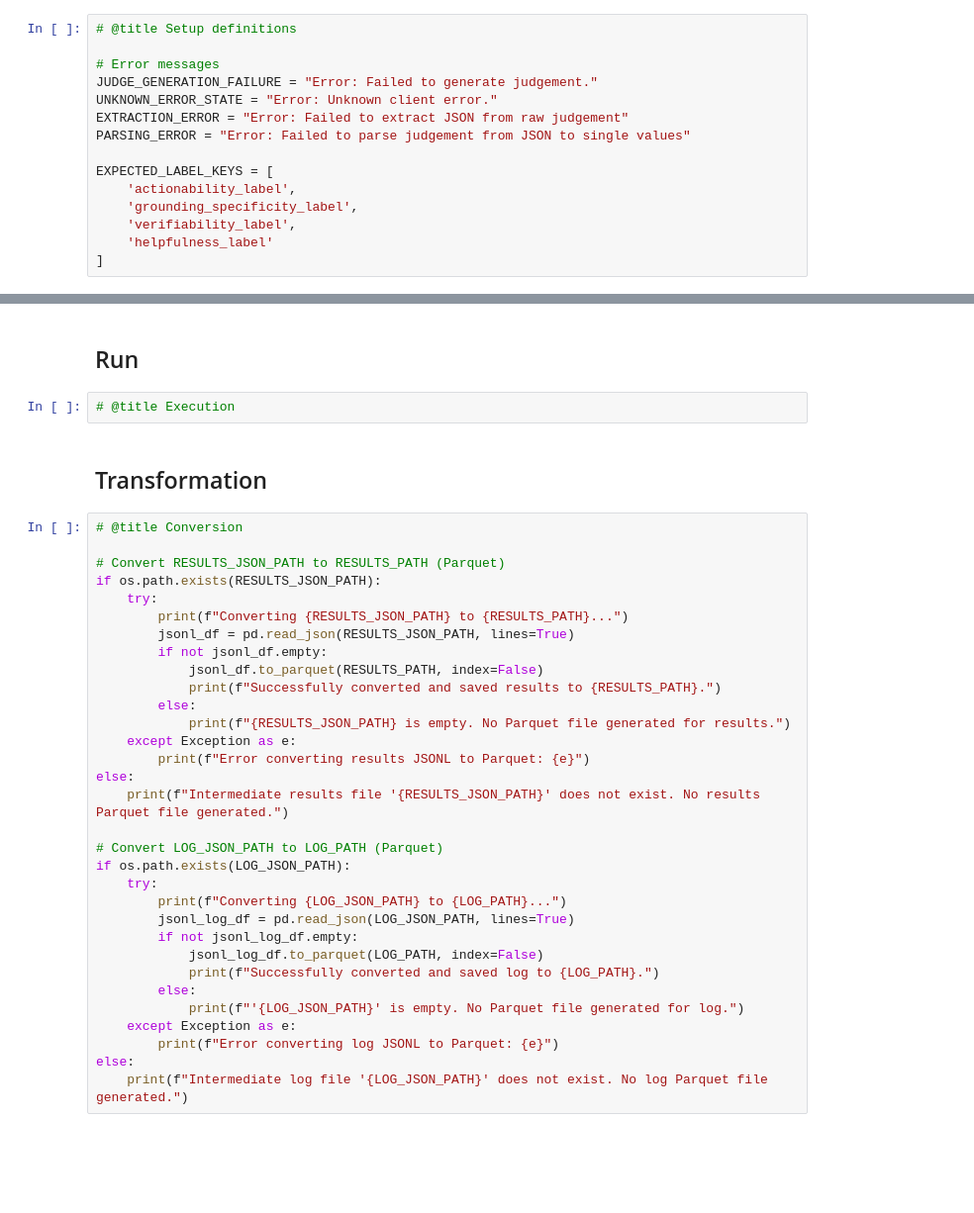
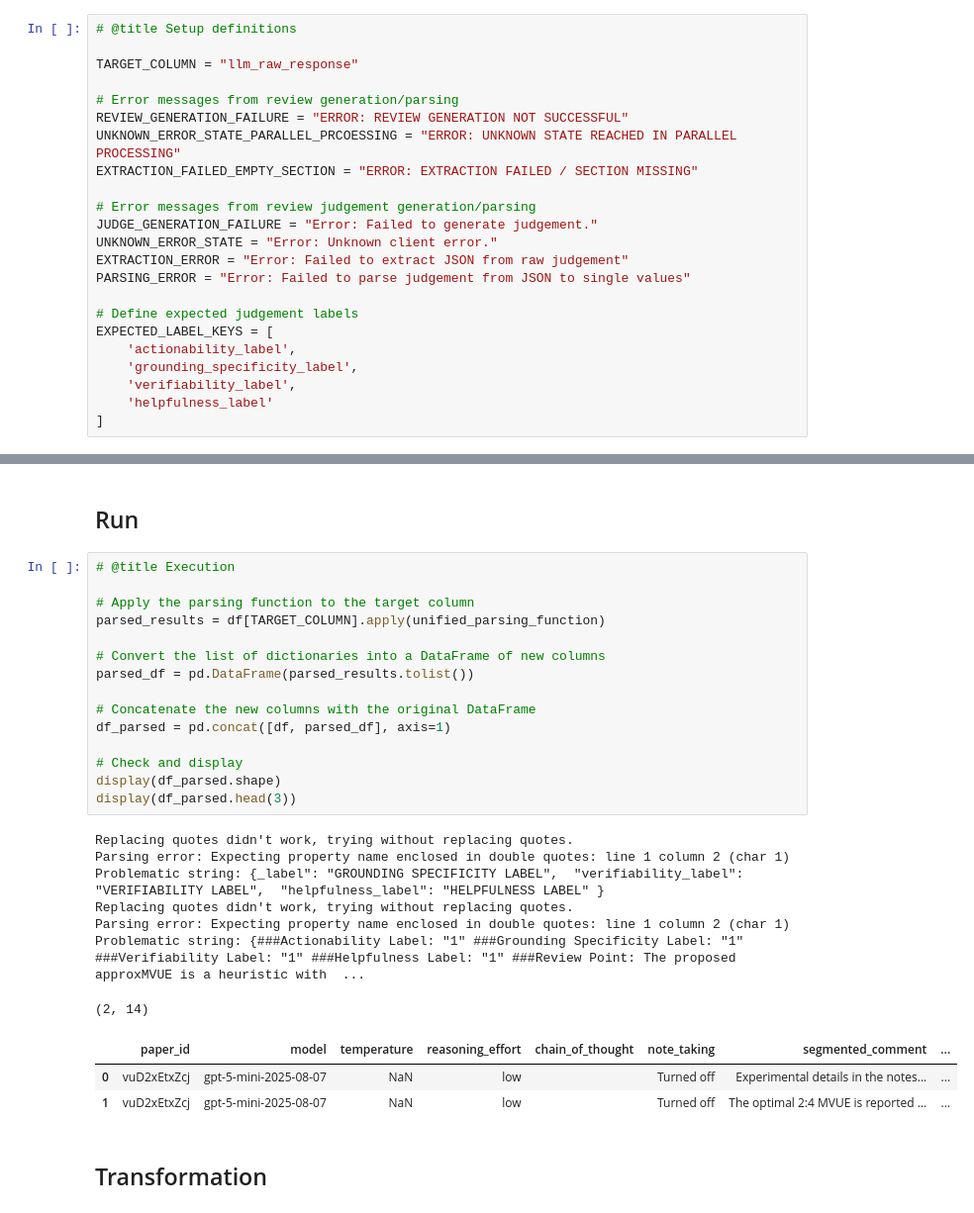
Before and after one commit to hiiamlars/analytical_flexibility_llm_reviews, a Jupyter notebook: data_generation/llm_review_post_processing.ipynb, the cells around one changed output, grey strips where cells are left out. Shown at 99% size. Drawn from its saved outputs; the diff is of its cells as text; blank space fills up the shorter version.

```diff
--- a/data_generation/llm_review_post_processing.ipynb
+++ b/data_generation/llm_review_post_processing.ipynb
@@ -57,12 +52,20 @@ Ensured raw directory exists at: /content/drive/MyDrive/Analytical_flexibility_l
 # %%
 # @title Setup definitions
 
-# Error messages
+TARGET_COLUMN = "llm_raw_response"
+
+# Error messages from review generation/parsing
+REVIEW_GENERATION_FAILURE = "ERROR: REVIEW GENERATION NOT SUCCESSFUL"
+UNKNOWN_ERROR_STATE_PARALLEL_PRCOESSING = "ERROR: UNKNOWN STATE REACHED IN PARALLEL PROCESSING"
+EXTRACTION_FAILED_EMPTY_SECTION = "ERROR: EXTRACTION FAILED / SECTION MISSING"
+
+# Error messages from review judgement generation/parsing
 JUDGE_GENERATION_FAILURE = "Error: Failed to generate judgement."
 UNKNOWN_ERROR_STATE = "Error: Unknown client error."
 EXTRACTION_ERROR = "Error: Failed to extract JSON from raw judgement"
 PARSING_ERROR = "Error: Failed to parse judgement from JSON to single values"
 
+# Define expected judgement labels
 EXPECTED_LABEL_KEYS = [
     'actionability_label',
     'grounding_specificity_label',
@@ -381,38 +425,30 @@ def process_raw_llm_output(raw_output: str) -> dict:
 # %% [markdown]
 ## Run
-# %%
-# @title Execution
+# %%
+# @title Execution
+
+# Apply the parsing function to the target column
+parsed_results = df[TARGET_COLUMN].apply(unified_parsing_function)
+
+# Convert the list of dictionaries into a DataFrame of new columns
+parsed_df = pd.DataFrame(parsed_results.tolist())
+
+# Concatenate the new columns with the original DataFrame
+df_parsed = pd.concat([df, parsed_df], axis=1)
+
+# Check and display
+display(df_parsed.shape)
+display(df_parsed.head(3))
+# %% [output]
+Replacing quotes didn't work, trying without replacing quotes.
+Parsing error: Expecting property name enclosed in double quotes: line 1 column 2 (char 1)
+Problematic string: {_label": "GROUNDING SPECIFICITY LABEL",  "verifiability_label": "VERIFIABILITY LABEL",  "helpfulness_label": "HELPFULNESS LABEL" }
+Replacing quotes didn't work, trying without replacing quotes.
+Parsing error: Expecting property name enclosed in double quotes: line 1 column 2 (char 1)
+Problematic string: {###Actionability Label: "1" ###Grounding Specificity Label: "1" ###Verifiability Label: "1" ###Helpfulness Label: "1" ###Review Point: The proposed approxMVUE is a heuristic with  ...
+(2, 14)
+|  | paper_id | model | temperature | reasoning_effort | chain_of_thought | note_taking | segmented_comment | ... |
+| 0 | vuD2xEtxZcj | gpt-5-mini-2025-08-07 | NaN | low |  | Turned off | Experimental details in the notes... | ... |
+| 1 | vuD2xEtxZcj | gpt-5-mini-2025-08-07 | NaN | low |  | Turned off | The optimal 2:4 MVUE is reported ... | ... |
 # %% [markdown]
 ## Transformation
-# %%
-# @title Conversion
-
-# Convert RESULTS_JSON_PATH to RESULTS_PATH (Parquet)
-if os.path.exists(RESULTS_JSON_PATH):
-    try:
-        print(f"Converting {RESULTS_JSON_PATH} to {RESULTS_PATH}...")
-        jsonl_df = pd.read_json(RESULTS_JSON_PATH, lines=True)
-        if not jsonl_df.empty:
-            jsonl_df.to_parquet(RESULTS_PATH, index=False)
-            print(f"Successfully converted and saved results to {RESULTS_PATH}.")
-        else:
-            print(f"{RESULTS_JSON_PATH} is empty. No Parquet file generated for results.")
-    except Exception as e:
-        print(f"Error converting results JSONL to Parquet: {e}")
-else:
-    print(f"Intermediate results file '{RESULTS_JSON_PATH}' does not exist. No results Parquet file generated.")
-
-# Convert LOG_JSON_PATH to LOG_PATH (Parquet)
-if os.path.exists(LOG_JSON_PATH):
-    try:
-        print(f"Converting {LOG_JSON_PATH} to {LOG_PATH}...")
-        jsonl_log_df = pd.read_json(LOG_JSON_PATH, lines=True)
-        if not jsonl_log_df.empty:
-            jsonl_log_df.to_parquet(LOG_PATH, index=False)
-            print(f"Successfully converted and saved log to {LOG_PATH}.")
-        else:
-            print(f"'{LOG_JSON_PATH}' is empty. No Parquet file generated for log.")
-    except Exception as e:
-        print(f"Error converting log JSONL to Parquet: {e}")
-else:
-    print(f"Intermediate log file '{LOG_JSON_PATH}' does not exist. No log Parquet file generated.")
```
Also changed, not shown: parts of 8 cells of this notebook.
